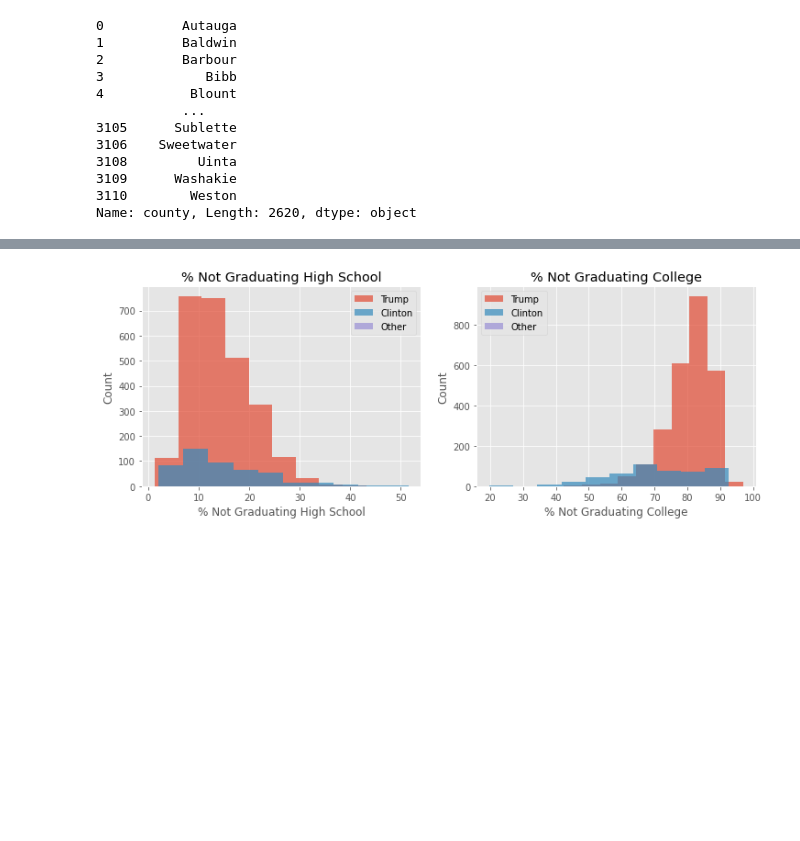
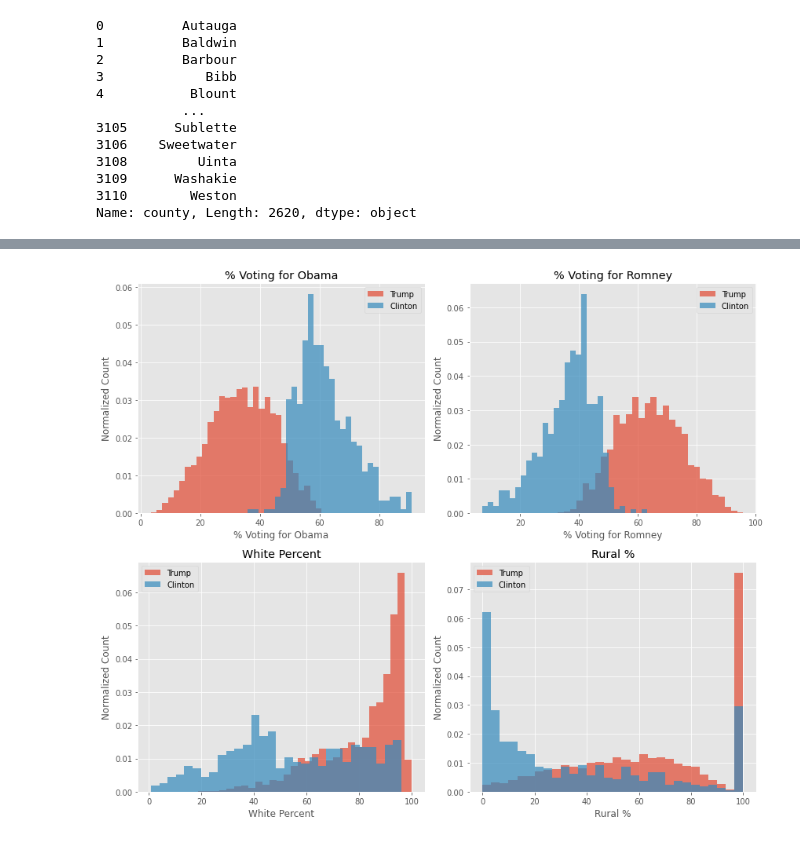
Before and after one commit to mkpetterson/2016-elections, a Jupyter notebook: EDA.ipynb, the cells around one changed output, grey strips where cells are left out. Drawn from its saved outputs; the diff is of its cells as text; code cells hidden in the pictures; blank space fills up the shorter version.

```diff
--- a/EDA.ipynb
+++ b/EDA.ipynb
@@ -119,16 +119,22 @@ data['county'][trump_idx]
 3110        Weston
 Name: county, Length: 2620, dtype: object
 # %%
-
-colnames = ['Trump', 'Clinton', 'Other']
+colnames = ['Trump', 'Clinton']
 # %%
-fig, axes = plt.subplots(1,2, figsize=(12,4))
+fig, axes = plt.subplots(2,2, figsize=(12,10))
 
-for pres, idx in zip(colnames, [trump_idx, clinton_idx, other_idx]):
-    explorers.make_histogram(data, axes[0], 'median_hh_inc', idx, pres, 'Median Income ($)')
+for pres, idx in zip(colnames, [trump_idx, clinton_idx]):
+    explorers.make_histogram(data, axes[0,0], 'lesshs_pct', idx, pres, '% Not Graduating High School')
 
-for pres, idx in zip(colnames, [trump_idx, clinton_idx, other_idx]):
-    explorers.make_histogram(data, axes[1], 'clf_unemploy_pct', idx, pres, 'Unemployment %')
+for pres, idx in zip(colnames, [trump_idx, clinton_idx]):
+    explorers.make_histogram(data, axes[0,1], 'lesscollege_pct', idx, pres, '% Not Graduating College')
 
-plt.savefig('images/income_unemploy.png')
+for pres, idx in zip(colnames, [trump_idx, clinton_idx]):
+    explorers.make_histogram(data, axes[1,0], 'median_hh_inc', idx, pres, 'Median Income ($)')
+
+for pres, idx in zip(colnames, [trump_idx, clinton_idx]):
+    explorers.make_histogram(data, axes[1,1], 'clf_unemploy_pct', idx, pres, 'Unemployment %')
+
+fig.tight_layout()
+plt.savefig('images/income_unemploy.png', dpi=250)
 # %% [output]
@@ -146,14 +142,21 @@ Index(['state', 'county', 'fips', 'white_pct', 'black_pct', 'hispanic_pct',
 # %%
-fig, axes = plt.subplots(1,2, figsize=(12,4))
+fig, axes = plt.subplots(2,2, figsize=(12,10))
 
-for pres, idx in zip(colnames, [trump_idx, clinton_idx, other_idx]):
-    explorers.make_histogram(data, axes[0], 'lesshs_pct', idx, pres, '% Not Graduating High School')
+for pres, idx in zip(colnames, [trump_idx, clinton_idx]):
+    explorers.make_histogram(data, axes[0,0], 'obama12_pct', idx, pres, '% Voting for Obama')
 
-for pres, idx in zip(colnames, [trump_idx, clinton_idx, other_idx]):
-    explorers.make_histogram(data, axes[1], 'lesscollege_pct', idx, pres, '% Not Graduating College')
-plt.savefig('images/education.png')
+for pres, idx in zip(colnames, [trump_idx, clinton_idx]):
+    explorers.make_histogram(data, axes[0,1], 'romney12_pct', idx, pres, '% Voting for Romney')
+
+for pres, idx in zip(colnames, [trump_idx, clinton_idx]):
+    explorers.make_histogram(data, axes[1,0], 'white_pct', idx, pres, 'White Percent')
+
+for pres, idx in zip(colnames, [trump_idx, clinton_idx]):
+    explorers.make_histogram(data, axes[1,1], 'rural_pct', idx, pres, 'Rural %')
+fig.tight_layout()
+plt.savefig('images/prev_election.png', dpi=250)
 # %% [output]
-[figure, old version]
+[figure, new version]
 # %%
 # Pie charts!
 data[data['white_pct'] >= 90].agg("count")
```
Also changed, not shown: parts of 11 cells of this notebook, 16 other files.
